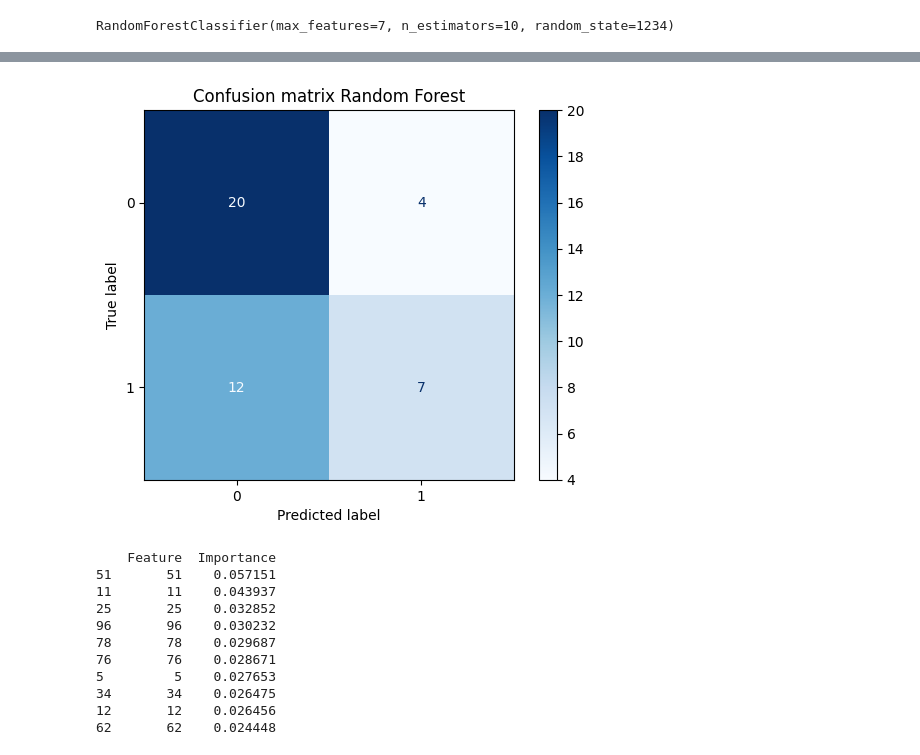
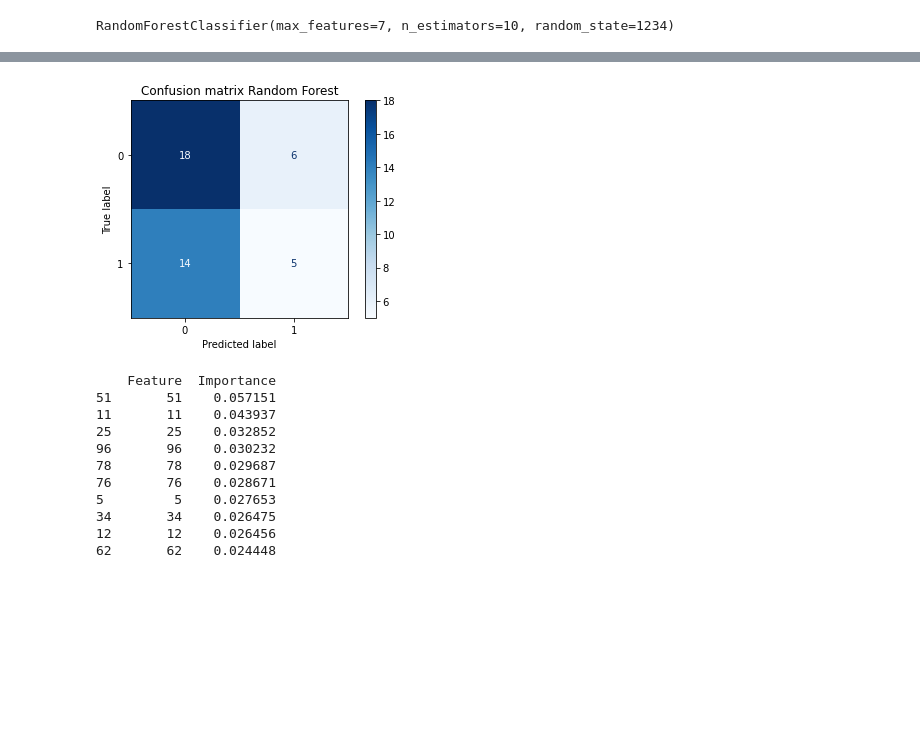
Before and after one commit to Sierra17/Statistical-Learning-Course, a Jupyter notebook: Assignments/7. Ensemble Classifiers/Group7.ipynb, the cells around one changed output, grey strips where cells are left out. Cells and saved outputs as stored; diff of their text form; code cells hidden in the pictures; blank space fills up the shorter version.

```diff
--- a/Assignments/7. Ensemble Classifiers/Group7.ipynb
+++ b/Assignments/7. Ensemble Classifiers/Group7.ipynb
@@ -202,12 +202,12 @@ accuracy_score(y_pred, y_test)
 # %%
-y_pred = best_gb.predict(X_test)
+y_pred = best_rf.predict(X_test)
 confusion_mtx = confusion_matrix(y_test, y_pred)
 disp = ConfusionMatrixDisplay(confusion_matrix= confusion_mtx, display_labels= None)
 disp.plot(cmap= plt.cm.Blues)
 plt.title("Confusion matrix Random Forest")
 plt.show()
 # %% [output]
-[figure, old version]
+[figure, new version]
 # %%
 feature_importances = best_rf.feature_importances_
 importance_df = pd.DataFrame({'Feature' : X_train.columns, 'Importance' : feature_importances})
```
Also changed, not shown: parts of 7 cells of this notebook.
